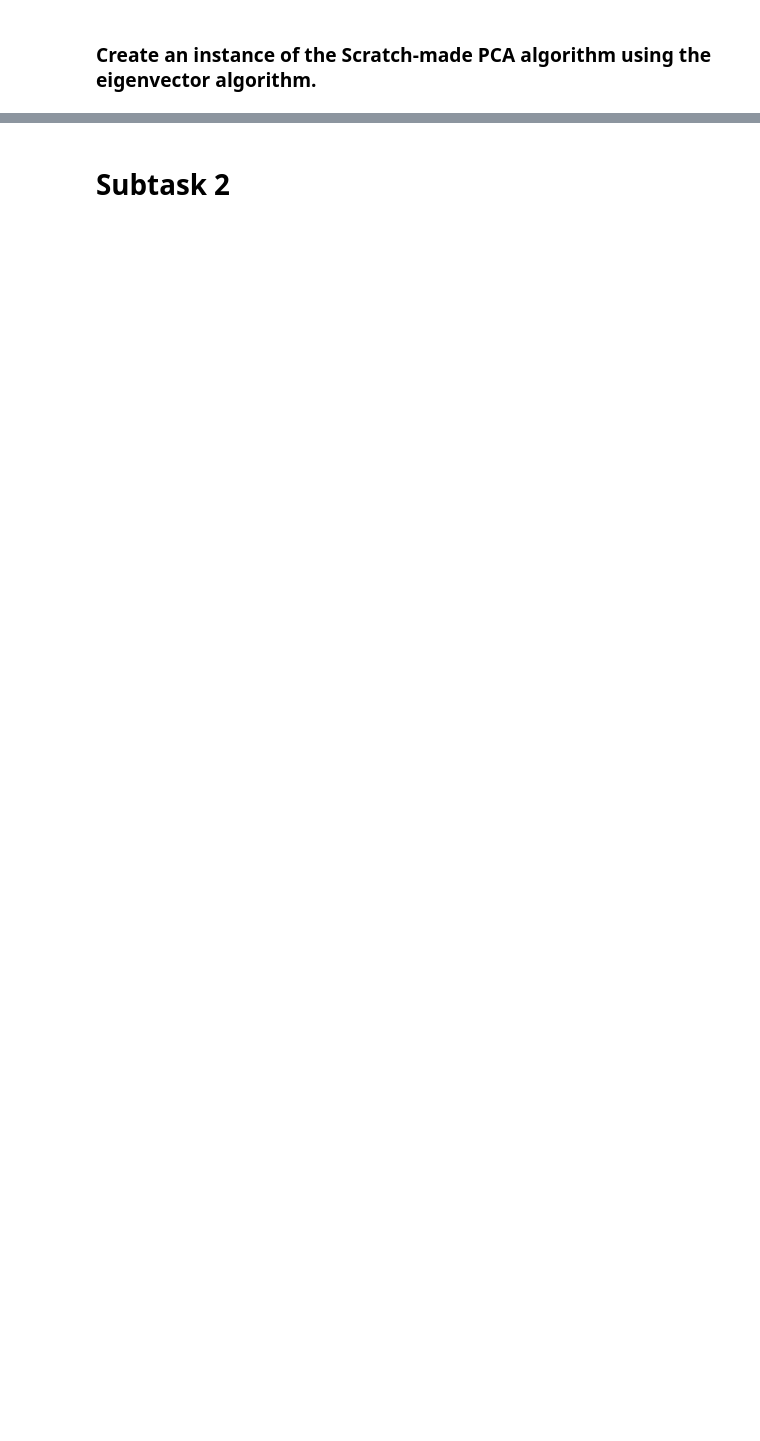
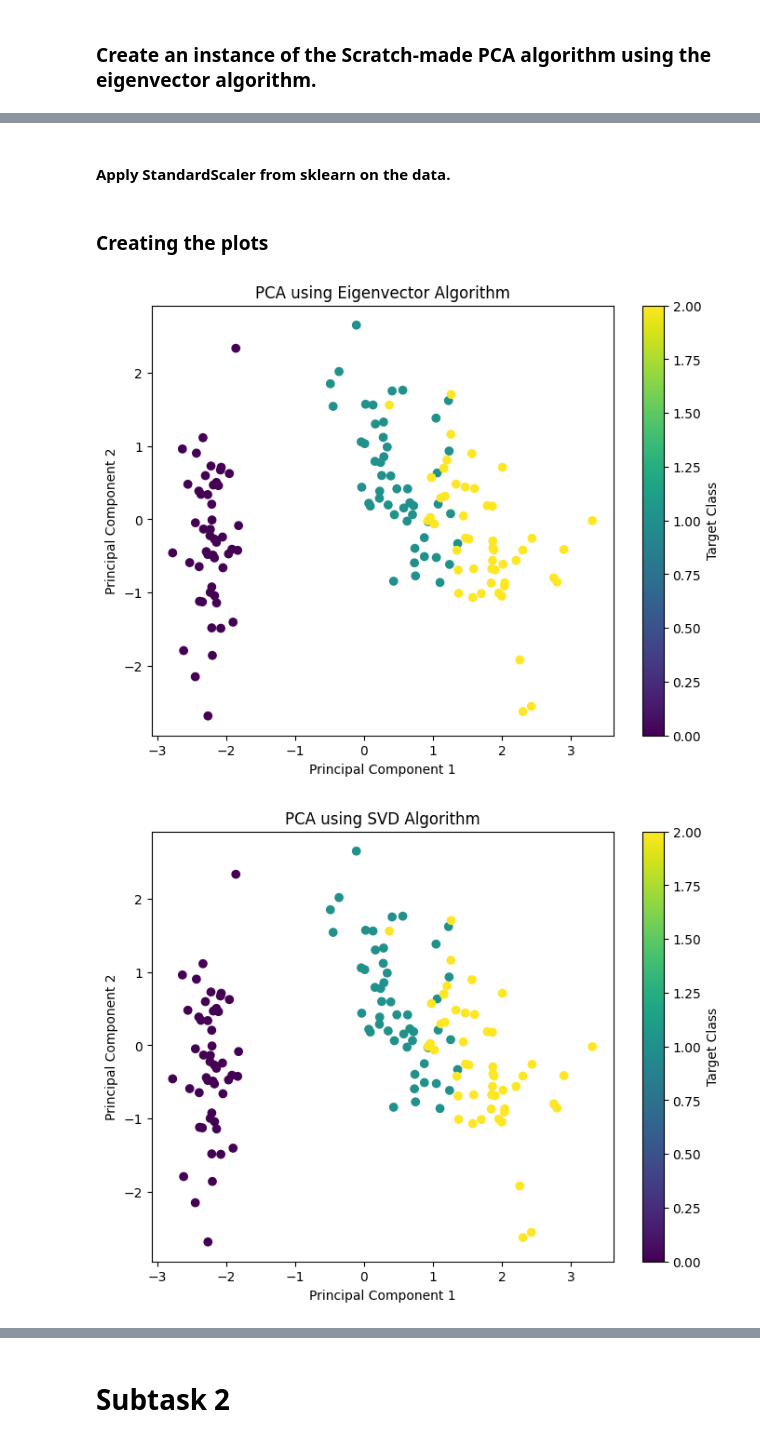
Before and after one commit to CristianProdius/Machine-Learning, a Jupyter notebook: Sigmoid/Homeworks/ Principal Component Analysis/Homework 6 - PCA.ipynb, the cells around one changed output, grey strips where cells are left out. Saved outputs shown, nothing was run; the diff lists cells and outputs as text; code cells hidden in the pictures; blank space fills up the shorter version.

```diff
--- a/Sigmoid/Homeworks/ Principal Component Analysis/Homework 6 - PCA.ipynb
+++ b/Sigmoid/Homeworks/ Principal Component Analysis/Homework 6 - PCA.ipynb
@@ -156,0 +167,43 @@ X_transformed = pca.transform(X)
+# %%
+sklearn_pca = PCA(n_components = 2)
+# %% [markdown]
+####  Apply StandardScaler from sklearn on the data.
+# %%
+# Apply StandardScaler to the data
+scaler = StandardScaler()
+X_scaled = scaler.fit_transform(X)
+# %%
+# Fit and transform the data using your custom PCA instances
+eigen_pca.fit(X_scaled)
+eigen_transformed_data = eigen_pca.transform(X_scaled)
+
+svd_pca.fit(X_scaled)
+svd_transformed_data = svd_pca.transform(X_scaled)
+
+# Fit and transform the data using scikit-learn's PCA
+sklearn_transformed_data = sklearn_pca.fit_transform(X_scaled)
+# %%
+# Create three separate datasets
+eigen_dataset = np.hstack((eigen_transformed_data, y.reshape(-1, 1)))
+svd_dataset = np.hstack((svd_transformed_data, y.reshape(-1, 1)))
+sklearn_dataset = np.hstack((sklearn_transformed_data, y.reshape(-1, 1)))
+# %% [markdown]
+### Creating the plots
+# %%
+# Create scatter plots for each PCA version
+def create_scatter_plot(data, title):
+    plt.figure(figsize=(8, 6))
+    plt.scatter(data[:, 0], data[:, 1], c=data[:, 2], cmap='viridis')
+    plt.colorbar(label='Target Class')
+    plt.title(title)
+    plt.xlabel('Principal Component 1')
+    plt.ylabel('Principal Component 2')
+    plt.show()
+
+# Create scatter plots for each dataset
+create_scatter_plot(eigen_dataset, 'PCA using Eigenvector Algorithm')
+create_scatter_plot(svd_dataset, 'PCA using SVD Algorithm')
+create_scatter_plot(sklearn_dataset, 'PCA using scikit-learn')
+# %% [output]
+[figure, added]
+[figure, added]
```
Also changed, not shown: parts of 17 cells of this notebook.
